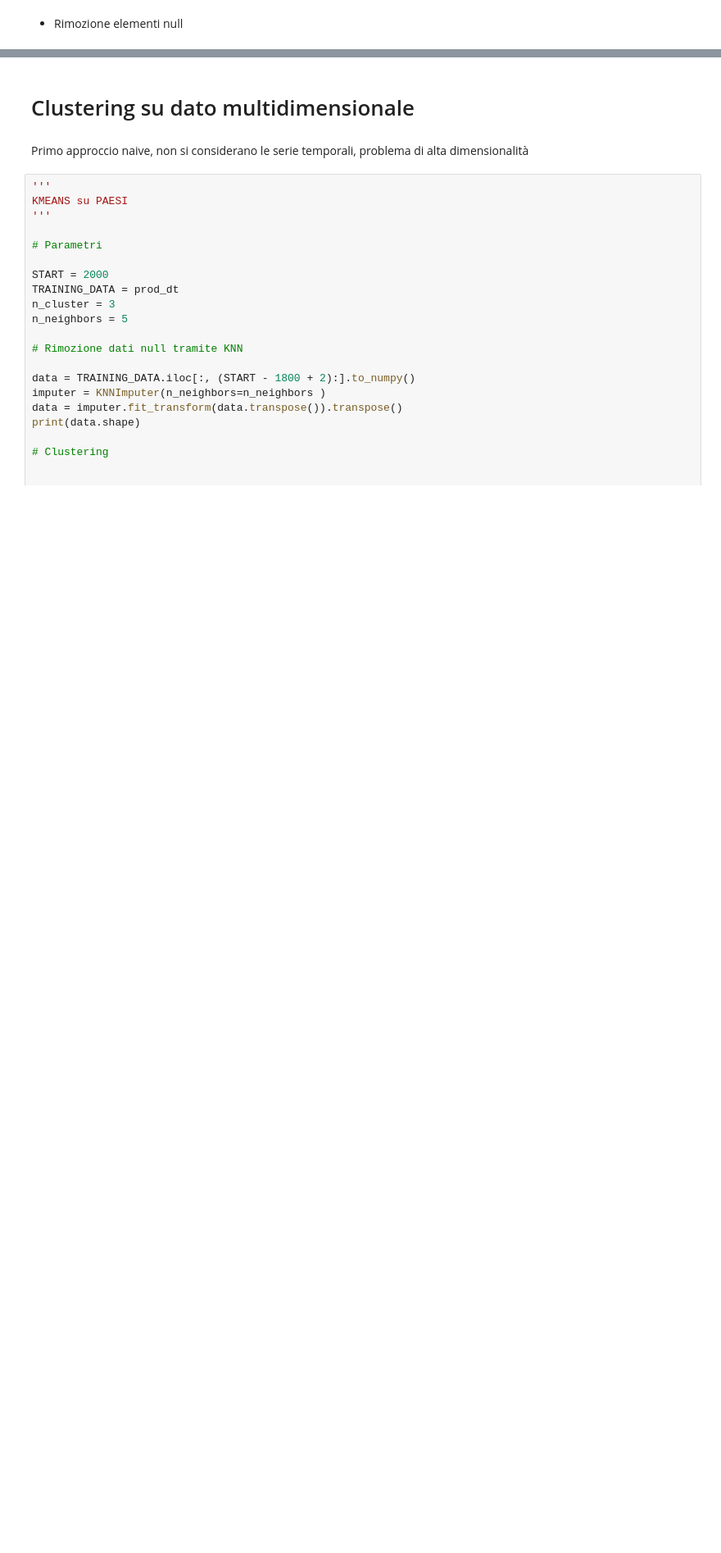
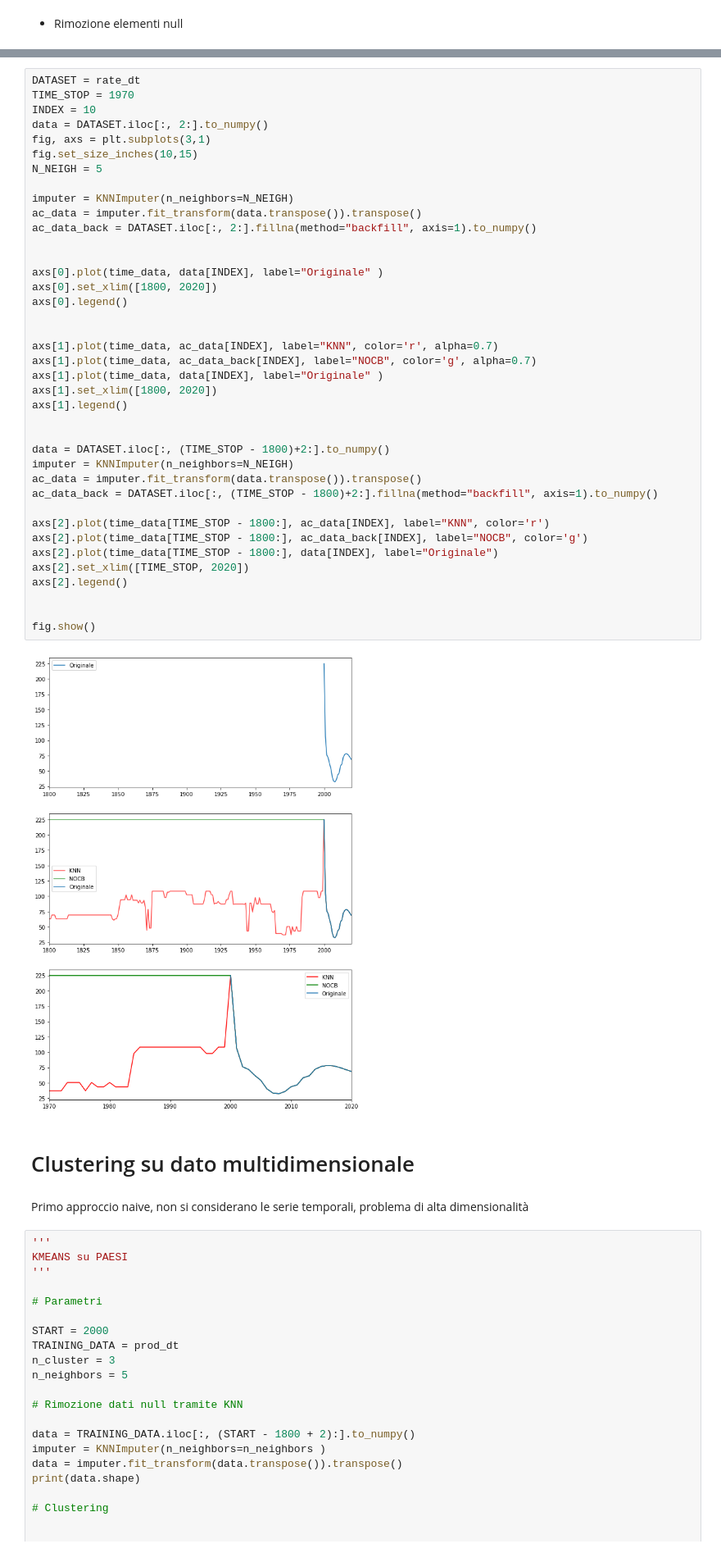
Before and after one commit to holderekt/world-analysis, a Jupyter notebook: data_mining.ipynb, the cells around one changed output, grey strips where cells are left out. Shown at 82% size. Drawn from its saved outputs; the diff is of its cells as text; blank space fills up the shorter version.

```diff
--- a/data_mining.ipynb
+++ b/data_mining.ipynb
@@ -300,3 +271,44 @@ plt.show()
+# %%
+DATASET = rate_dt
+TIME_STOP = 1970
+INDEX = 10
+data = DATASET.iloc[:, 2:].to_numpy()
+fig, axs = plt.subplots(3,1)
+fig.set_size_inches(10,15)
+N_NEIGH = 5
+
+imputer = KNNImputer(n_neighbors=N_NEIGH)
+ac_data = imputer.fit_transform(data.transpose()).transpose()
+ac_data_back = DATASET.iloc[:, 2:].fillna(method="backfill", axis=1).to_numpy()
+
+
+axs[0].plot(time_data, data[INDEX], label="Originale" )
+axs[0].set_xlim([1800, 2020])
+axs[0].legend()
+
+
+axs[1].plot(time_data, ac_data[INDEX], label="KNN", color='r', alpha=0.7)
+axs[1].plot(time_data, ac_data_back[INDEX], label="NOCB", color='g', alpha=0.7)
+axs[1].plot(time_data, data[INDEX], label="Originale" )
+axs[1].set_xlim([1800, 2020])
+axs[1].legend()
+
+
+data = DATASET.iloc[:, (TIME_STOP - 1800)+2:].to_numpy()
+imputer = KNNImputer(n_neighbors=N_NEIGH)
+ac_data = imputer.fit_transform(data.transpose()).transpose()
+ac_data_back = DATASET.iloc[:, (TIME_STOP - 1800)+2:].fillna(method="backfill", axis=1).to_numpy()
+
+axs[2].plot(time_data[TIME_STOP - 1800:], ac_data[INDEX], label="KNN", color='r')
+axs[2].plot(time_data[TIME_STOP - 1800:], ac_data_back[INDEX], label="NOCB", color='g')
+axs[2].plot(time_data[TIME_STOP - 1800:], data[INDEX], label="Originale")
+axs[2].set_xlim([TIME_STOP, 2020])
+axs[2].legend()
+
+
+fig.show()
+# %% [output]
+[figure, added]
 # %% [markdown]
 # Clustering su dato multidimensionale
 # %% [markdown]
```
Also changed, not shown: parts of 2 cells of this notebook.
